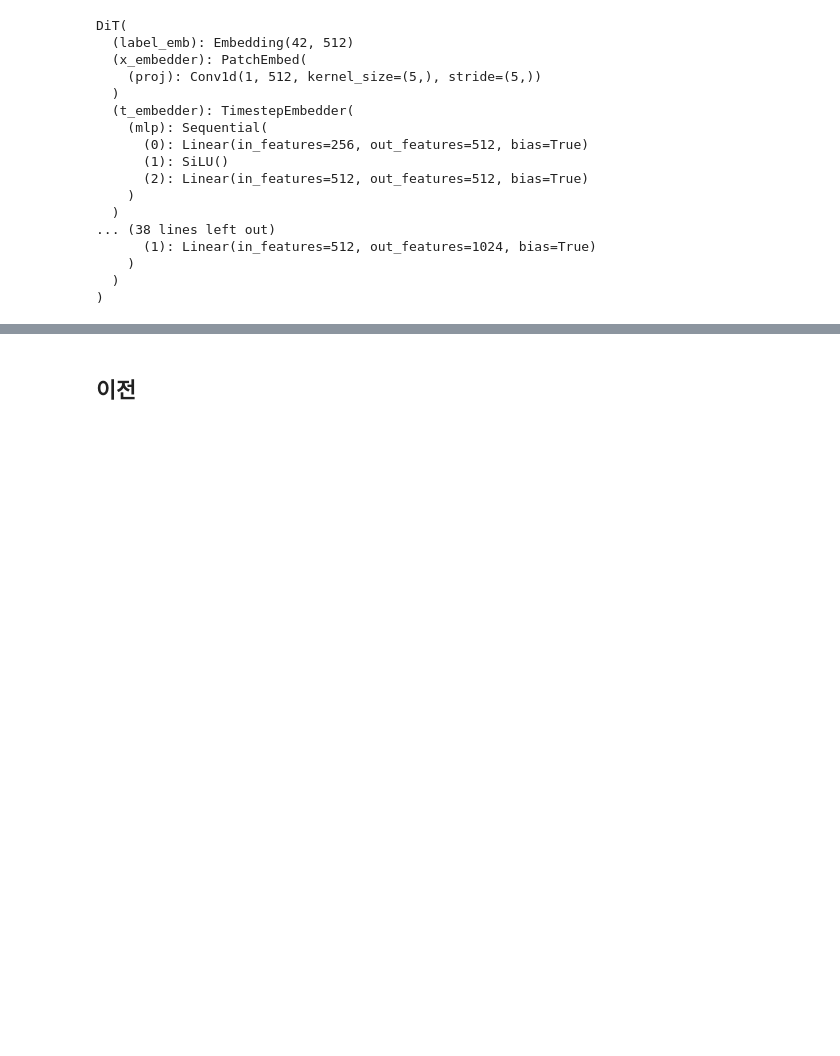
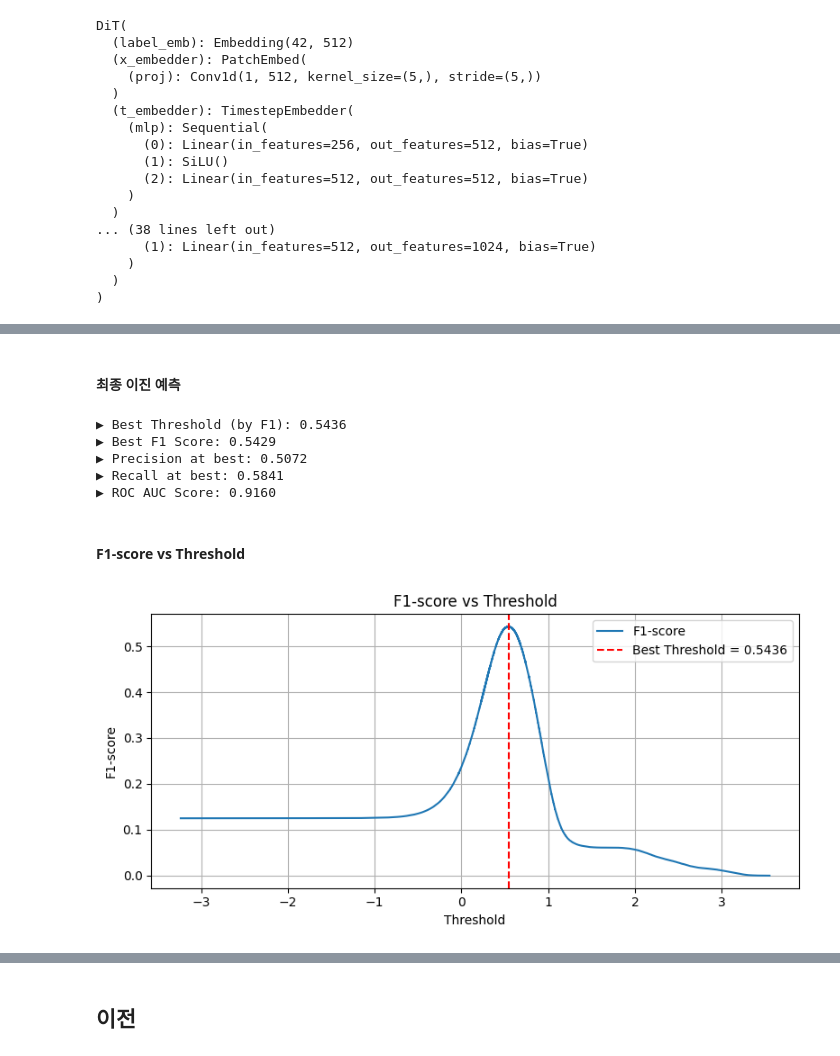
Before and after one commit to Minjee-Seo/AnomalyDiT, a Jupyter notebook: test.ipynb, the cells around one changed output, grey strips where cells are left out. Cells and saved outputs as stored; diff of their text form; code cells hidden in the pictures; blank space fills up the shorter version.

```diff
--- a/test.ipynb
+++ b/test.ipynb
@@ -96,8 +96,5 @@ true_labels = np.array(true_labels)
 # %%
-precision, recall, thresholds_pr = precision_recall_curve(true_labels, pred_scores)
-f1_scores = 2 * (precision * recall) / (precision + recall + 1e-8)
-best_idx = np.argmax(f1_scores)
-best_threshold = thresholds_pr[best_idx]
-
-fpr, tpr, thresholds_roc = roc_curve(true_labels, pred_scores)
+fpr, tpr, thresholds_roc = roc_curve(point_labels, pred_scores)
 roc_auc = auc(fpr, tpr)
+# %% [markdown]
+#### 최종 이진 예측
@@ -103,0 +103,27 @@ roc_auc = auc(fpr, tpr)
+# %%
+print(f"▶ Best Threshold (by F1): {best_threshold:.4f}")
+print(f"▶ Best F1 Score: {f1_scores[best_idx]:.4f}")
+print(f"▶ Precision at best: {precision[best_idx]:.4f}")
+print(f"▶ Recall at best: {recall[best_idx]:.4f}")
+print(f"▶ ROC AUC Score: {roc_auc:.4f}")
+# %% [output]
+▶ Best Threshold (by F1): 0.5436
+▶ Best F1 Score: 0.5429
+▶ Precision at best: 0.5072
+▶ Recall at best: 0.5841
+▶ ROC AUC Score: 0.9160
+# %% [markdown]
+#### F1-score vs Threshold
+# %%
+plt.figure(figsize=(8, 4))
+plt.plot(thresholds_pr, f1_scores[1:], label="F1-score")
+plt.axvline(best_threshold, color='red', linestyle='--', label=f"Best Threshold = {best_threshold:.4f}")
+plt.title("F1-score vs Threshold")
+plt.xlabel("Threshold")
+plt.ylabel("F1-score")
+plt.legend()
+plt.grid(True)
+plt.tight_layout()
+plt.show()
+# %% [output]
+[figure, added]
```
Also changed, not shown: parts of 20 cells of this notebook.
